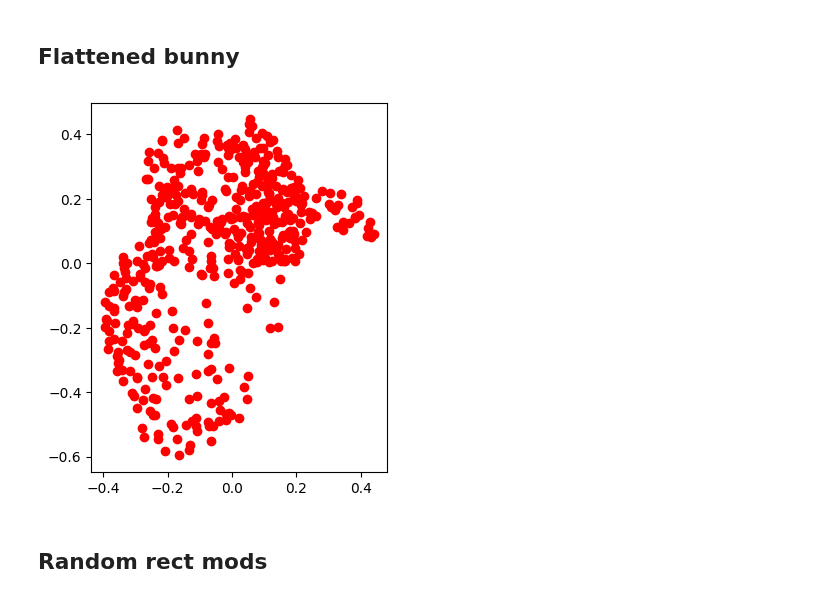
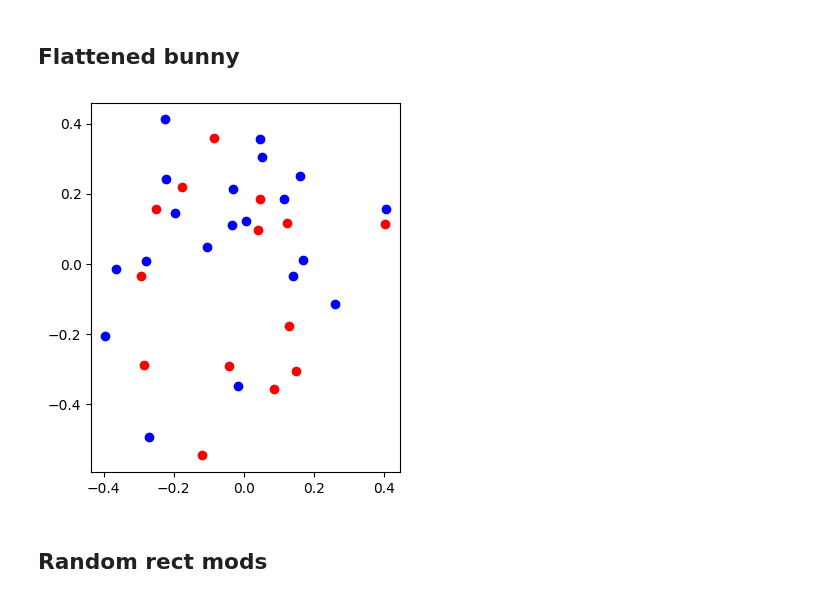
Before and after one commit to asilata/matching-distance-code, a Jupyter notebook: Notebooks/socg_examples.ipynb, the cells around one changed output. Drawn from its saved outputs; the diff is of its cells as text; code cells hidden in the pictures.

Commit message:
makes bunny into critval format

```diff
--- a/Notebooks/socg_examples.ipynb
+++ b/Notebooks/socg_examples.ipynb
@@ -56,18 +60,32 @@ poissonpts = ex.make_poisson(
 [figure]
 # %% [markdown]
 ## Flattened bunny
-# %%
-import bunny
-
-bunnypoints = bunny.bunny()
-
-fig, ax = plt.subplots()
-ax.set_aspect("equal")
-for row in bunnypoints:
-    ax.plot(row[0], row[1], "o", color="red")
-plt.show()
-# %% [output]
-[figure, removed]
+# %%
+bunnypoints = bunny_smaller.bunnysmaller()
+
+rnd.seed(0)
+# make crit vals
+critvals = []
+for row in bunnypoints:
+    c = mod.critical_val((row[0], row[1]), rnd.randint(0, 1))
+    critvals.append(c)
+
+fig, ax = plt.subplots()
+ax.set_aspect("equal")
+for c in critvals:
+    if c.parent_module == 0:
+        ax.plot(c.coords[0], c.coords[1], "o", color="red")
+    else:
+        ax.plot(c.coords[0], c.coords[1], "o", color="blue")
+
+# plots just the points as a sanity check
+# figg, axx = plt.subplots()
+# axx.set_aspect("equal")
+# for row in bunnypoints:
+#     axx.plot(row[0], row[1], "o", color="red")
+# plt.show()
+# %% [output]
+[figure, added]
 # %% [markdown]
 ## Random rect mods
 # %%
```
Also changed, not shown: parts of 2 cells of this notebook, 7 other files.
